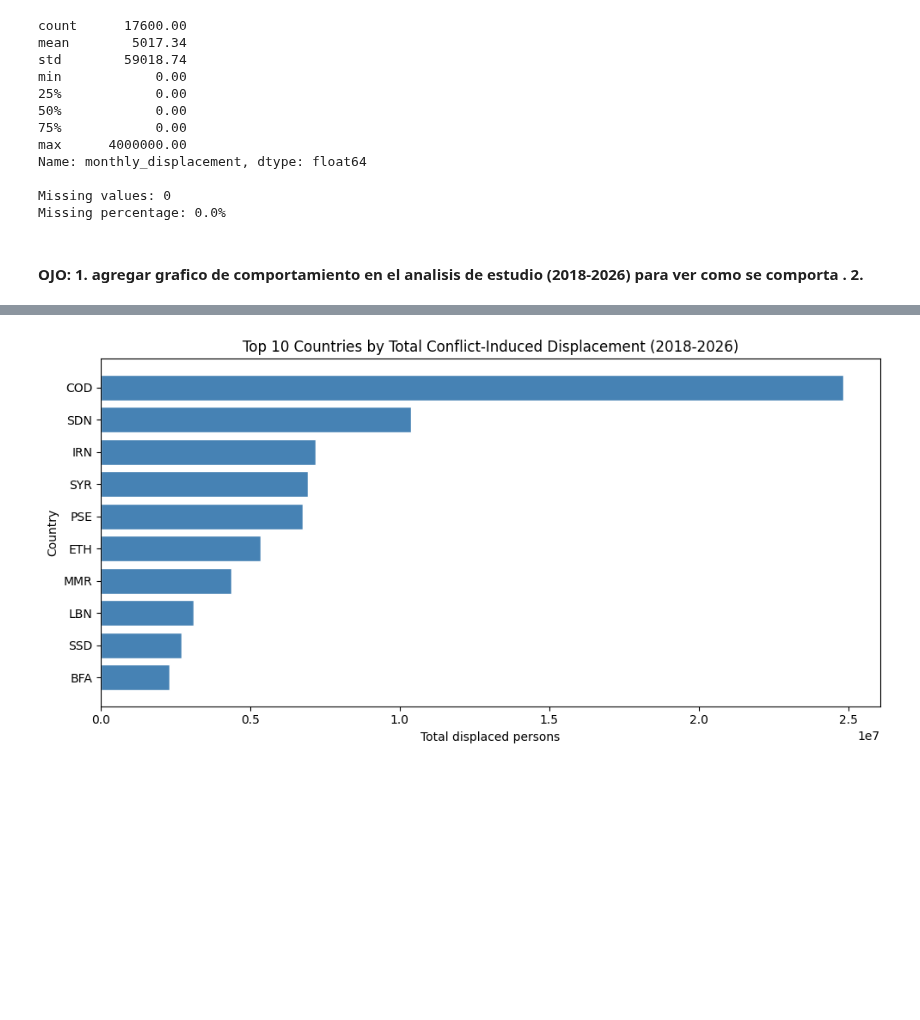
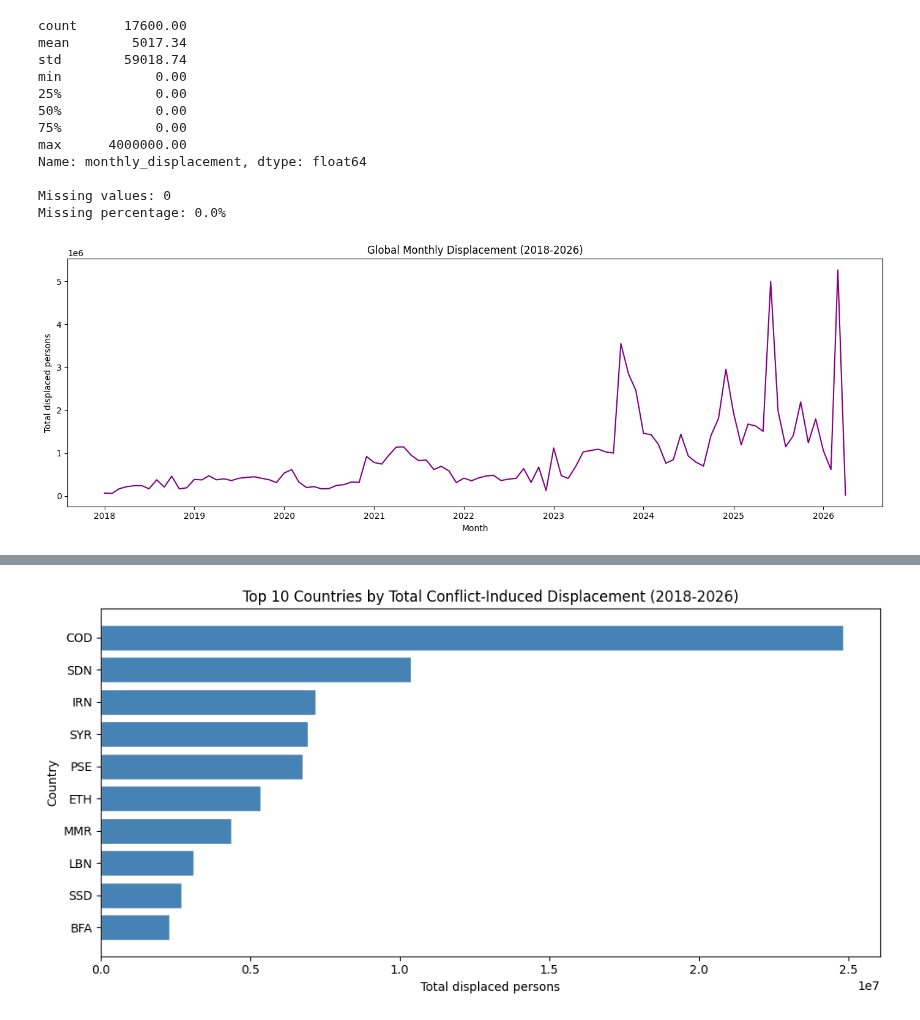
Before and after one commit to gallagelpi/Master_thesis, a Jupyter notebook: pipeline/EDA.ipynb, the cells around one changed output, grey strips where cells are left out. Cells and saved outputs as stored; diff of their text form; code cells hidden in the pictures; blank space fills up the shorter version.

```diff
--- a/pipeline/EDA.ipynb
+++ b/pipeline/EDA.ipynb
@@ -558,5 +602,17 @@ Name: monthly_displacement, dtype: float64
 
 Missing values: 0
 Missing percentage: 0.0%
-# %% [markdown]
-#### OJO: 1.  agregar grafico de comportamiento en el analisis de estudio (2018-2026) para ver como se comporta . 2.
+# %%
+# Global monthly displacement over time
+global_monthly_disp = df.groupby('month')['monthly_displacement'].sum().reset_index()
+
+fig, ax = plt.subplots(figsize=(14, 5))
+ax.plot(pd.to_datetime(global_monthly_disp['month']), global_monthly_disp['monthly_displacement'],
+        color='purple', linewidth=1.5)
+ax.set_title('Global Monthly Displacement (2018-2026)')
+ax.set_xlabel('Month')
+ax.set_ylabel('Total displaced persons')
+plt.tight_layout()
+plt.show()
+# %% [output]
+[figure, added]
```
Also changed, not shown: parts of 36 cells of this notebook, 5 other files.
